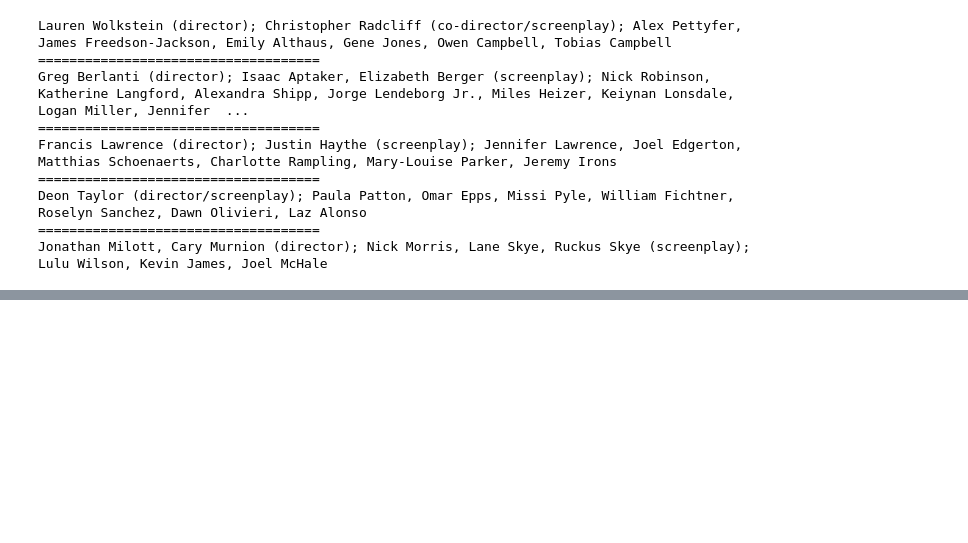
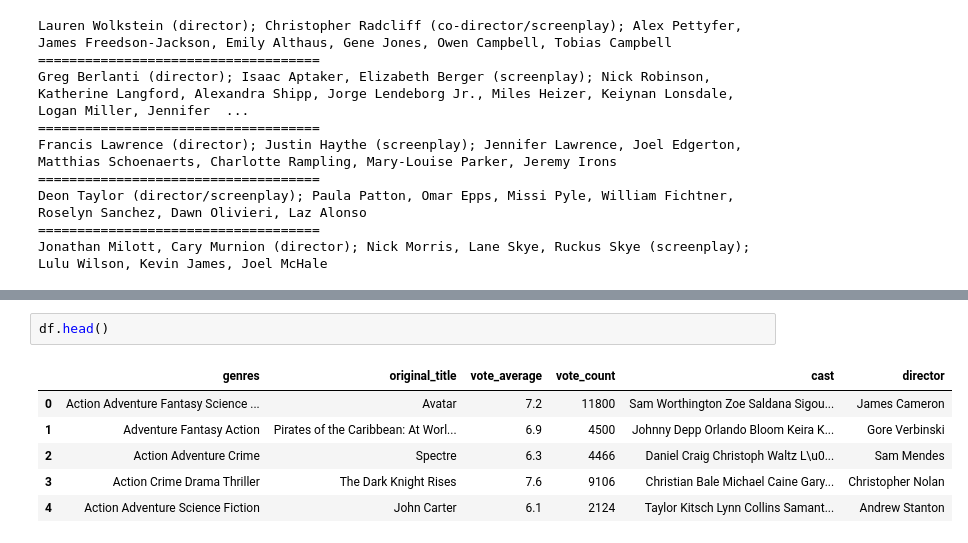
Before and after one commit to buriihenry/Movie-Recommender-system, a Jupyter notebook: Movie Recommender .ipynb, the cells around one changed output, grey strips where cells are left out. Drawn from its saved outputs; the diff is of its cells as text; blank space fills up the shorter version.

```diff
--- a/Movie Recommender .ipynb
+++ b/Movie Recommender .ipynb
@@ -268,0 +400,9 @@ Jonathan Milott, Cary Murnion (director); Nick Morris, Lane Skye, Ruckus Skye (s
+# %%
+df.head()
+# %% [output]
+|  | genres | original_title | vote_average | vote_count | cast | director |
+| 0 | Action Adventure Fantasy Science ... | Avatar | 7.2 | 11800 | Sam Worthington Zoe Saldana Sigou... | James Cameron |
+| 1 | Adventure Fantasy Action | Pirates of the Caribbean: At Worl... | 6.9 | 4500 | Johnny Depp Orlando Bloom Keira K... | Gore Verbinski |
+| 2 | Action Adventure Crime | Spectre | 6.3 | 4466 | Daniel Craig Christoph Waltz L\u0... | Sam Mendes |
+| 3 | Action Crime Drama Thriller | The Dark Knight Rises | 7.6 | 9106 | Christian Bale Michael Caine Gary... | Christopher Nolan |
+| 4 | Action Adventure Science Fiction | John Carter | 6.1 | 2124 | Taylor Kitsch Lynn Collins Samant... | Andrew Stanton |
```
Also changed, not shown: parts of 19 cells of this notebook.
